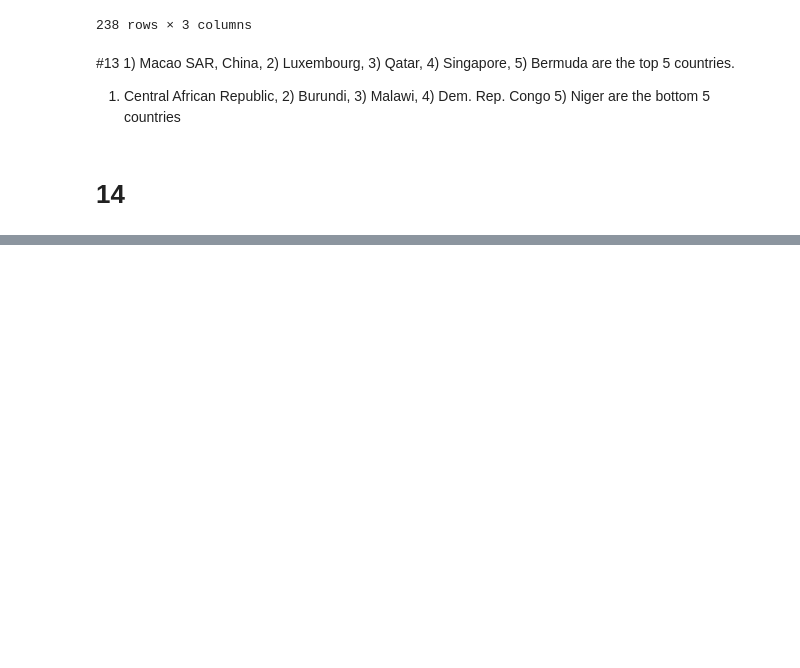
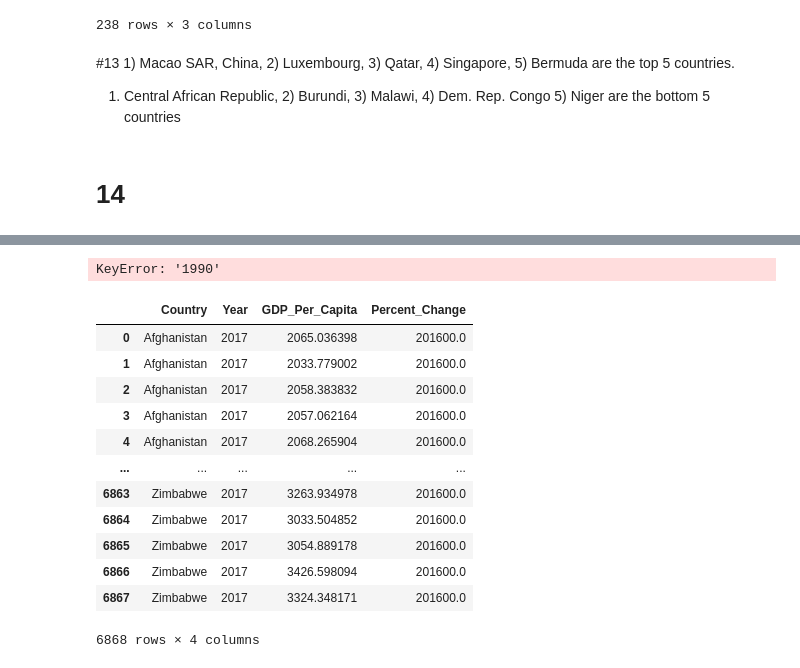
Before and after one commit to nss-data-science-cohort-5/un_exploration-elavender1, a Jupyter notebook: notebooks/data exploration.ipynb, the cells around one changed output, grey strips where cells are left out. Drawn from its saved outputs; the diff is of its cells as text; code cells hidden in the pictures; blank space fills up the shorter version.

```diff
--- a/notebooks/data exploration.ipynb
+++ b/notebooks/data exploration.ipynb
@@ -310,0 +320,26 @@ gdp_pivoted
+# %%
+gdp_1990 = gdp_df["1990"]
+# %% [output]
+KeyError: '1990'
+# %%
+gdp_2017 = gdp_df["2017"]
+# %%
+percent_change = 100 * (gdp_2017 - gdp_1990 / gdp_1990)
+# %%
+gdp_df["Percent_Change"] = percent_change
+# %%
+gdp_df
+# %% [output]
+|  | Country | Year | GDP_Per_Capita | Percent_Change |
+| 0 | Afghanistan | 2017 | 2065.036398 | 201600.0 |
+| 1 | Afghanistan | 2017 | 2033.779002 | 201600.0 |
+| 2 | Afghanistan | 2017 | 2058.383832 | 201600.0 |
+| 3 | Afghanistan | 2017 | 2057.062164 | 201600.0 |
+| 4 | Afghanistan | 2017 | 2068.265904 | 201600.0 |
+| ... | ... | ... | ... | ... |
+| 6863 | Zimbabwe | 2017 | 3263.934978 | 201600.0 |
+| 6864 | Zimbabwe | 2017 | 3033.504852 | 201600.0 |
+| 6865 | Zimbabwe | 2017 | 3054.889178 | 201600.0 |
+| 6866 | Zimbabwe | 2017 | 3426.598094 | 201600.0 |
+| 6867 | Zimbabwe | 2017 | 3324.348171 | 201600.0 |
+6868 rows × 4 columns
```
Also changed, not shown: parts of 9 cells of this notebook.
